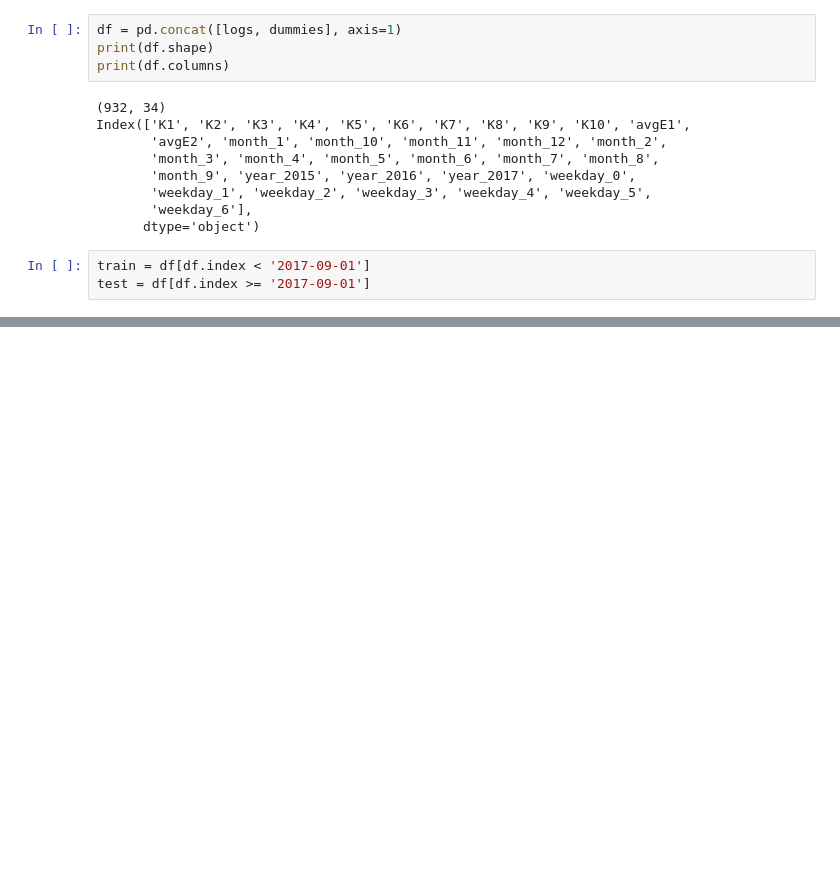
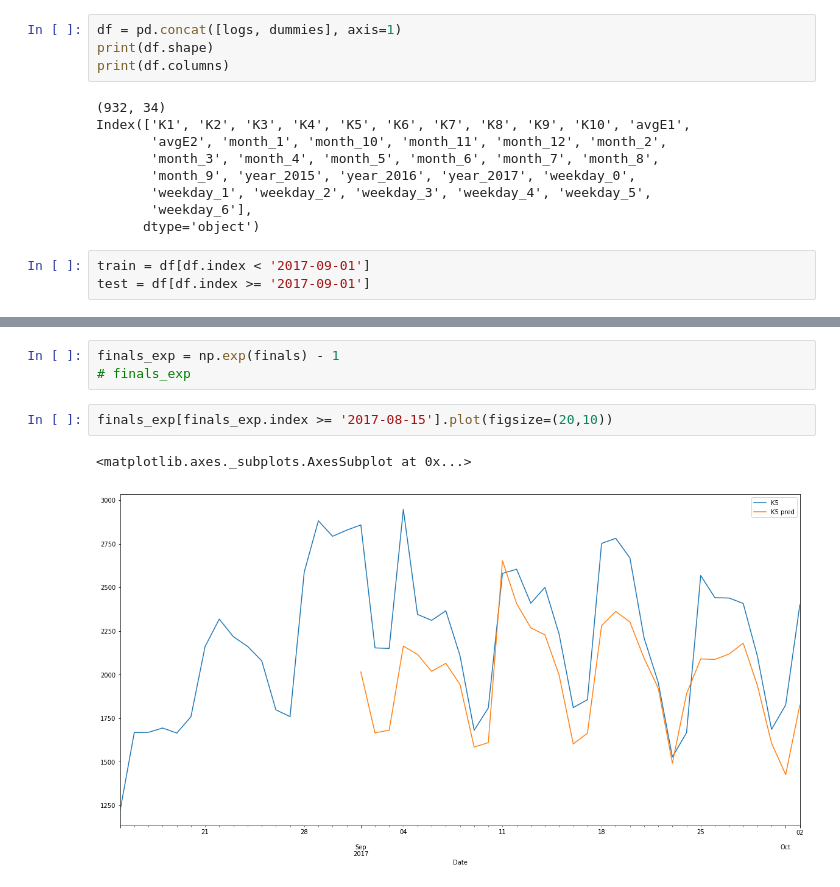
Before and after one commit to lynkx21/BB, a Jupyter notebook: BB03a_LSTM_model_for_K5.ipynb, the cells around one changed output, grey strips where cells are left out. Saved outputs shown, nothing was run; the diff lists cells and outputs as text; blank space fills up the shorter version.

```diff
--- a/BB03a_LSTM_model_for_K5.ipynb
+++ b/BB03a_LSTM_model_for_K5.ipynb
@@ -147,0 +242,8 @@ scaled_train['K5'].plot()
+# %%
+finals_exp = np.exp(finals) - 1
+# finals_exp
+# %%
+finals_exp[finals_exp.index >= '2017-08-15'].plot(figsize=(20,10))
+# %% [output]
+<matplotlib.axes._subplots.AxesSubplot at 0x...>
+[figure, added]
```
Also changed, not shown: parts of 16 cells of this notebook.
